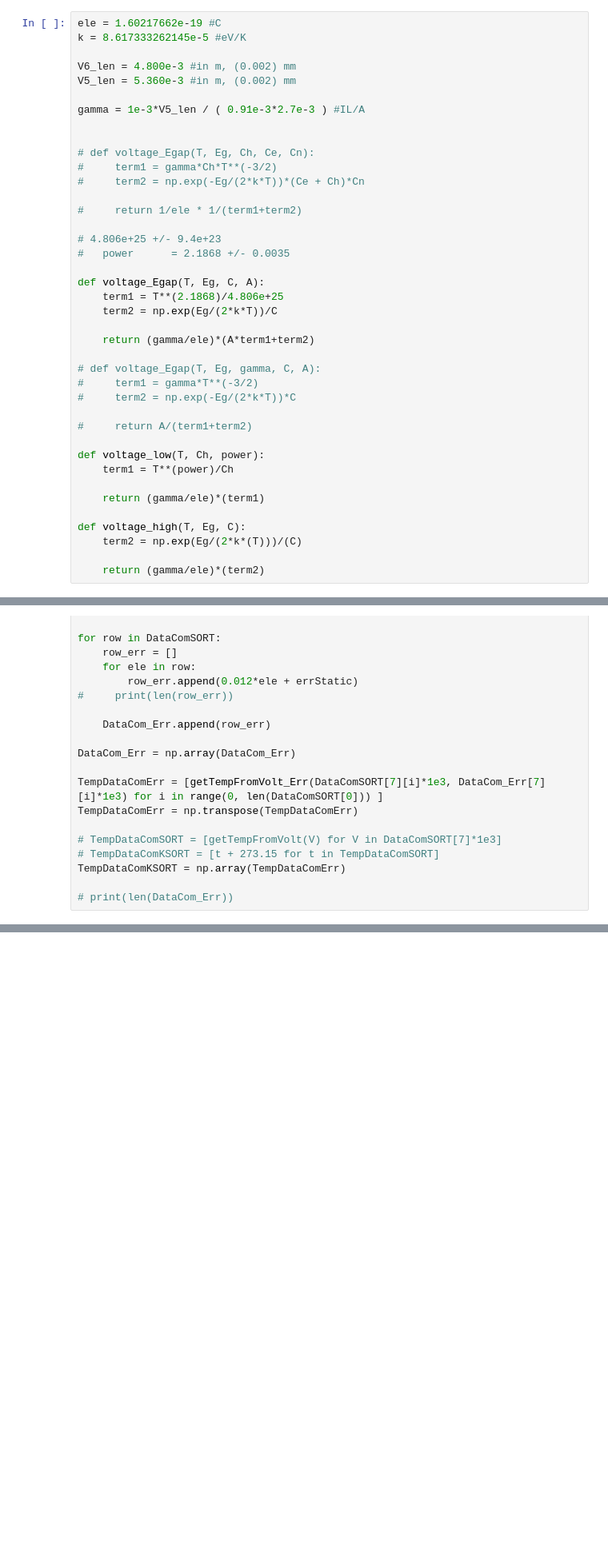
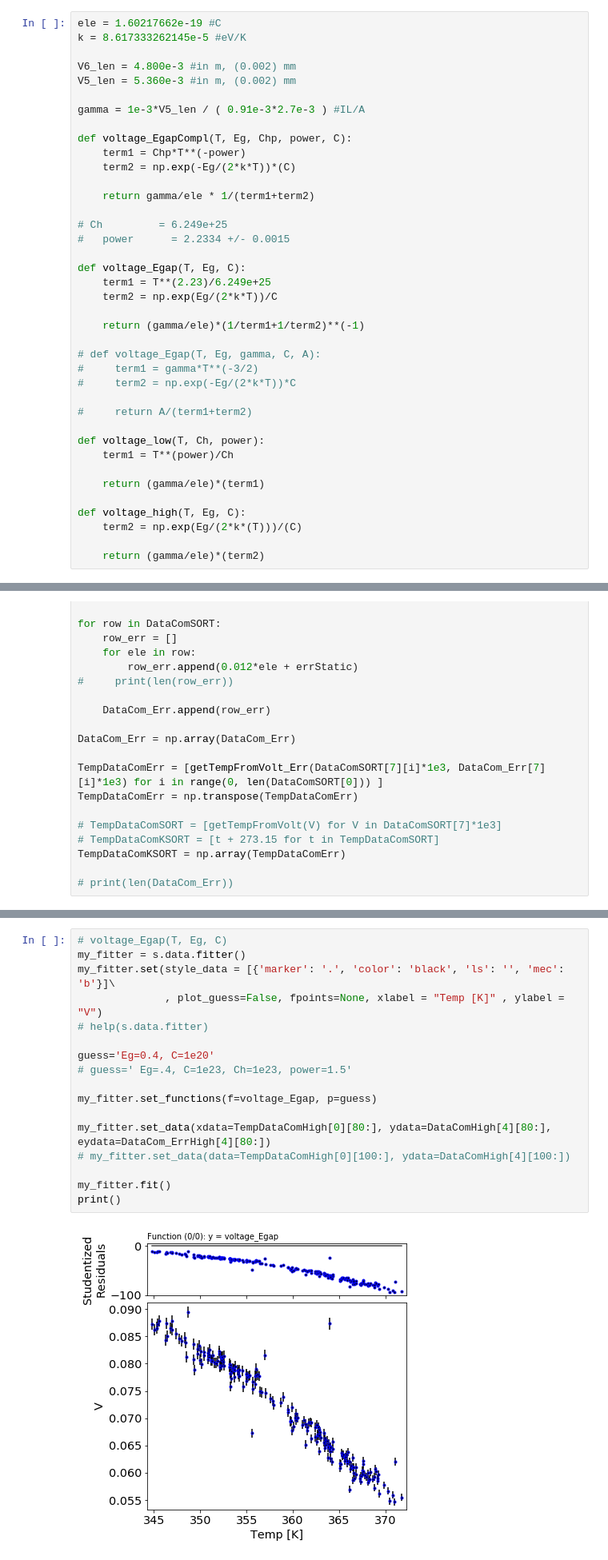
Before and after one commit to eklem1/ModernLab, a Jupyter notebook: FirstFits.ipynb, the cells around one changed output, grey strips where cells are left out. Shown at 80% size. Drawn from its saved outputs; the diff is of its cells as text; blank space fills up the shorter version.

```diff
--- a/FirstFits.ipynb
+++ b/FirstFits.ipynb
@@ -226,21 +228,20 @@ V5_len = 5.360e-3 #in m, (0.002) mm
 
 gamma = 1e-3*V5_len / ( 0.91e-3*2.7e-3 ) #IL/A
 
+def voltage_EgapCompl(T, Eg, Chp, power, C):
+    term1 = Chp*T**(-power)
+    term2 = np.exp(-Eg/(2*k*T))*(C)
 
-# def voltage_Egap(T, Eg, Ch, Ce, Cn):
-#     term1 = gamma*Ch*T**(-3/2)
-#     term2 = np.exp(-Eg/(2*k*T))*(Ce + Ch)*Cn
+    return gamma/ele * 1/(term1+term2)
 
-#     return 1/ele * 1/(term1+term2)
+# Ch         = 6.249e+25
+#   power      = 2.2334 +/- 0.0015
 
-# 4.806e+25 +/- 9.4e+23
-#   power      = 2.1868 +/- 0.0035
-
-def voltage_Egap(T, Eg, C, A):
-    term1 = T**(2.1868)/4.806e+25
+def voltage_Egap(T, Eg, C):
+    term1 = T**(2.23)/6.249e+25
     term2 = np.exp(Eg/(2*k*T))/C
 
-    return (gamma/ele)*(A*term1+term2)
+    return (gamma/ele)*(1/term1+1/term2)**(-1)
 
 # def voltage_Egap(T, Eg, gamma, C, A):
 #     term1 = gamma*T**(-3/2)
@@ -397,0 +379,19 @@ FIT RESULTS (reduced chi^2 = 7.13 +/- 0.1, 188 DOF)
+# %%
+# voltage_Egap(T, Eg, C)
+my_fitter = s.data.fitter()
+my_fitter.set(style_data = [{'marker': '.', 'color': 'black', 'ls': '', 'mec': 'b'}]\
+              , plot_guess=False, fpoints=None, xlabel = "Temp [K]" , ylabel = "V")
+# help(s.data.fitter)
+
+guess='Eg=0.4, C=1e20'
+# guess=' Eg=.4, C=1e23, Ch=1e23, power=1.5'
+
+my_fitter.set_functions(f=voltage_Egap, p=guess)
+
+my_fitter.set_data(xdata=TempDataComHigh[0][80:], ydata=DataComHigh[4][80:], eydata=DataCom_ErrHigh[4][80:])
+# my_fitter.set_data(data=TempDataComHigh[0][100:], ydata=DataComHigh[4][100:])
+
+my_fitter.fit()
+print()
+# %% [output]
+[figure, added]
```
Also changed, not shown: parts of 9 cells of this notebook, 3 other files.
